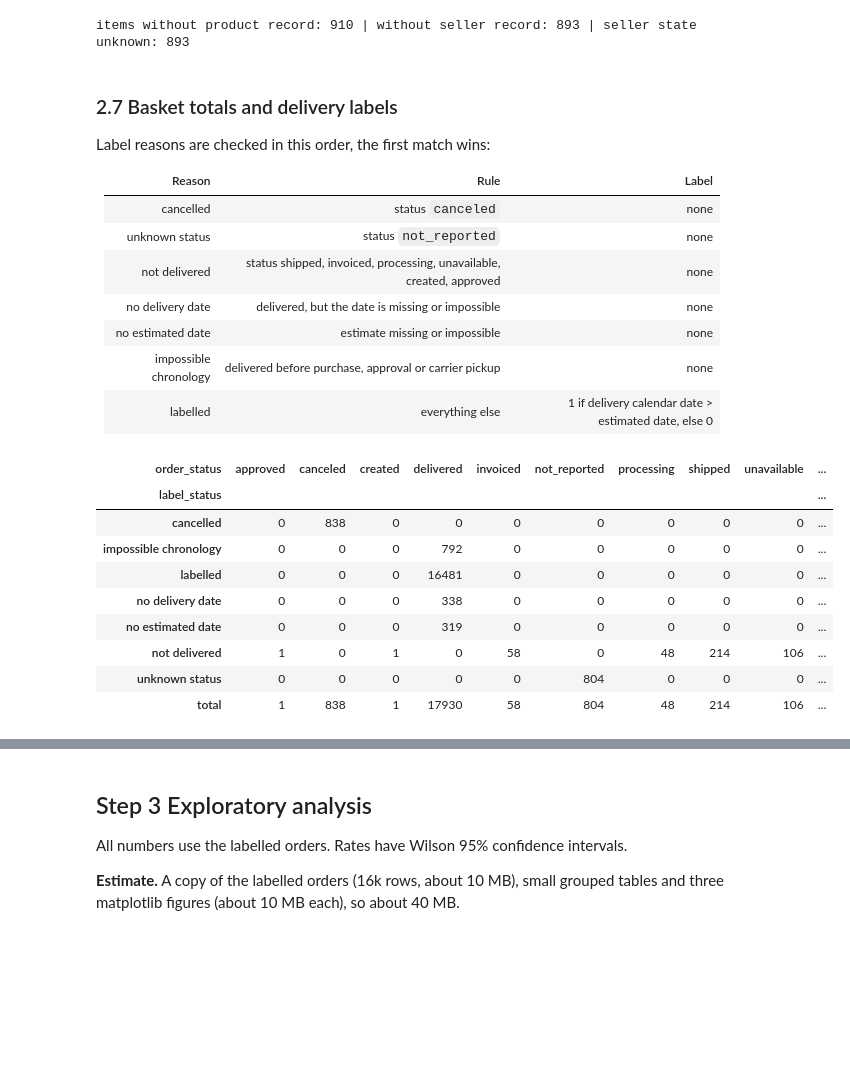
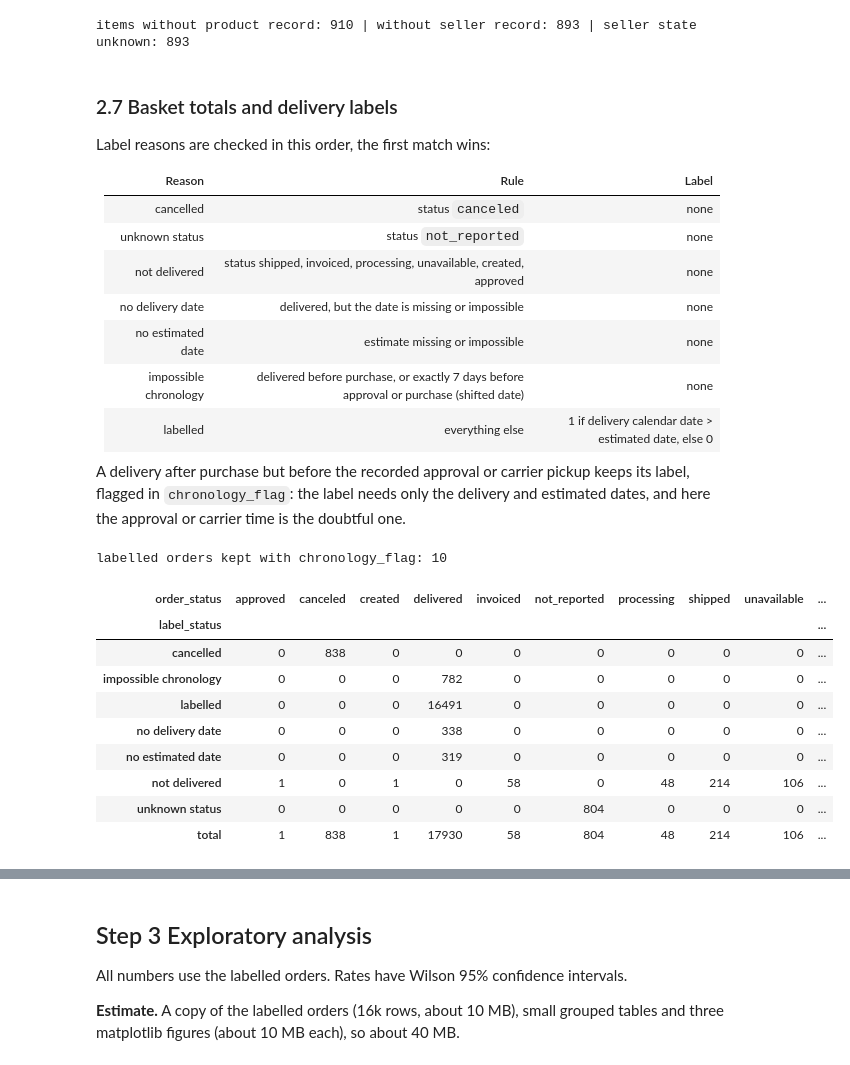
Before and after one commit to IMRUNya/eng2040-assignment1, a Jupyter notebook: assignment1.ipynb, the cells around one changed output, grey strips where cells are left out. Saved outputs shown, nothing was run; the diff lists cells and outputs as text; code cells hidden in the pictures; blank space fills up the shorter version.

```diff
--- a/assignment1.ipynb
+++ b/assignment1.ipynb
@@ -771,43 +799,50 @@ Label reasons are checked in this order, the first match wins:
 | not delivered | status shipped, invoiced, processing, unavailable, created, approved | none |
 | no delivery date | delivered, but the date is missing or impossible | none |
 | no estimated date | estimate missing or impossible | none |
-| impossible chronology | delivered before purchase, approval or carrier pickup | none |
+| impossible chronology | delivered before purchase, or exactly 7 days before approval or purchase (shifted date) | none |
 | labelled | everything else | 1 if delivery calendar date > estimated date, else 0 |
+
+A delivery after purchase but before the recorded approval or carrier pickup keeps its label, flagged in `chronology_flag`:
+the label needs only the delivery and estimated dates, and here the approval or carrier time is the doubtful one.
 # %%
 basket = (items.assign(price_missing=items["price"].isna(), freight_missing=items["freight_value"].isna())
           .groupby("order_id")
           .agg(price_total=("price", "sum"), freight_total=("freight_value", "sum"),
                n_price_missing=("price_missing", "sum"), n_freight_missing=("freight_missing", "sum")))
 orders = orders.merge(basket, on="order_id", how="left")
 orders.loc[orders["n_price_missing"] > 0, "price_total"] = np.nan
 orders.loc[orders["n_freight_missing"] > 0, "freight_total"] = np.nan
 
 NOT_DELIVERED = ["shipped", "invoiced", "processing", "unavailable", "created", "approved"]
-impossible = ((orders["delivered_at"] < orders["purchase_at"]) | (orders["delivered_at"] < orders["approved_at"])
-              | (orders["delivered_at"] < orders["carrier_at"]))
+shifted = ((orders["delivered_at"] == orders["approved_at"] - seven_days)
+           | (orders["delivered_at"] == orders["purchase_at"] - seven_days))
+impossible = (orders["delivered_at"] < orders["purchase_at"]) | shifted
+orders["chronology_flag"] = ~impossible & ((orders["delivered_at"] < orders["approved_at"]) | (orders["delivered_at"] < orders["carrier_at"]))
 orders["label_status"] = np.select(
     [orders["order_status"] == "canceled",
      orders["order_status"] == "not_reported",
      orders["order_status"].isin(NOT_DELIVERED),
      orders["delivered_at"].isna(),
      orders["estimated_at"].isna(),
      impossible],
     ["cancelled", "unknown status", "not delivered", "no delivery date", "no estimated date", "impossible chronology"],
     default="labelled",
 )
 orders["delay_days"] = (orders["delivered_at"].dt.normalize() - orders["estimated_at"].dt.normalize()).dt.days
 orders["delivered_after_estimate"] = (orders["delay_days"] > 0).astype(float).where(orders["label_status"] == "labelled")
 
 accounting = pd.crosstab(orders["label_status"], orders["order_status"], margins=True, margins_name="total")
 accounting.to_csv(OUT / "02_label_accounting.csv")
 assert accounting.loc["total", "total"] == len(orders_raw) == len(orders)
+print("labelled orders kept with chronology_flag:", (orders["chronology_flag"] & (orders["label_status"] == "labelled")).sum())
 accounting
 # %% [output]
+labelled orders kept with chronology_flag: 10
 | order_status | approved | canceled | created | delivered | invoiced | not_reported | processing | shipped | unavailable | ... |
 | label_status |  |  |  |  |  |  |  |  |  | ... |
 | cancelled | 0 | 838 | 0 | 0 | 0 | 0 | 0 | 0 | 0 | ... |
-| impossible chronology | 0 | 0 | 0 | 792 | 0 | 0 | 0 | 0 | 0 | ... |
-| labelled | 0 | 0 | 0 | 16481 | 0 | 0 | 0 | 0 | 0 | ... |
+| impossible chronology | 0 | 0 | 0 | 782 | 0 | 0 | 0 | 0 | 0 | ... |
+| labelled | 0 | 0 | 0 | 16491 | 0 | 0 | 0 | 0 | 0 | ... |
 | no delivery date | 0 | 0 | 0 | 338 | 0 | 0 | 0 | 0 | 0 | ... |
 | no estimated date | 0 | 0 | 0 | 319 | 0 | 0 | 0 | 0 | 0 | ... |
 | not delivered | 1 | 0 | 1 | 0 | 58 | 0 | 48 | 214 | 106 | ... |
```
Also changed, not shown: parts of 24 cells of this notebook, 28 other files.
